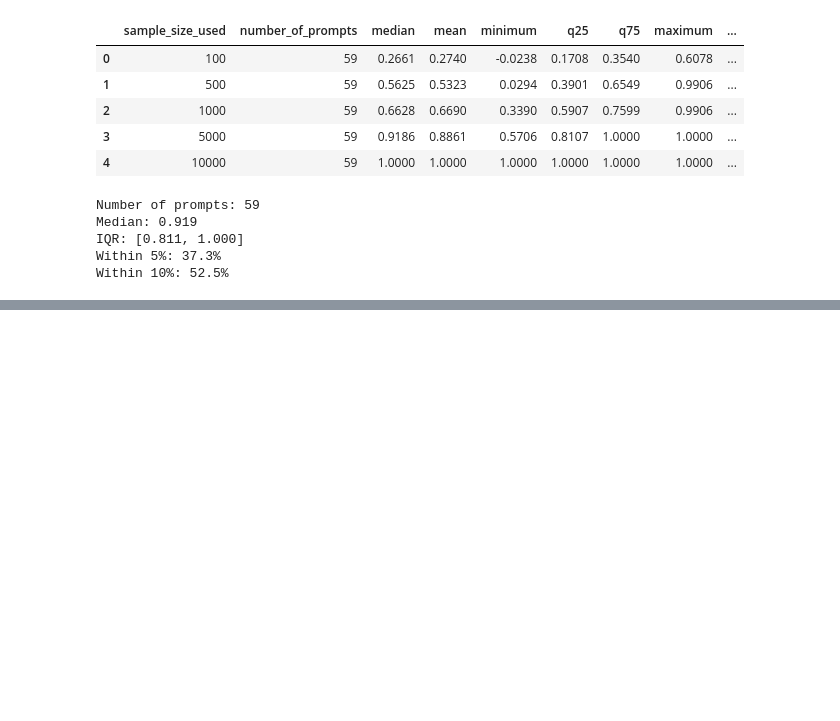
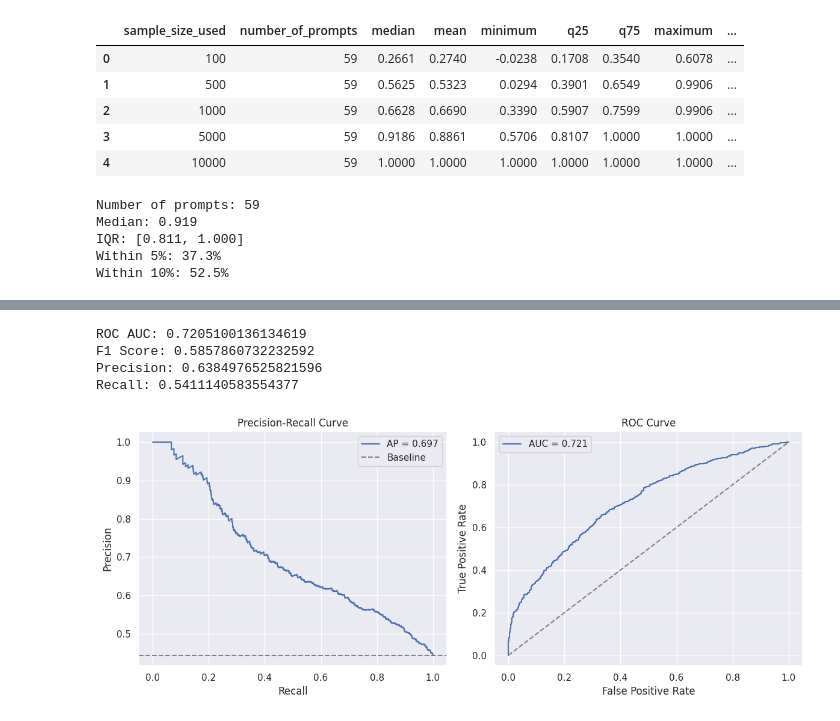
Before and after one commit to OmerBelsky/GRD, a Jupyter notebook: result_tables.ipynb, the cells around one changed output, grey strips where cells are left out. Drawn from its saved outputs; the diff is of its cells as text; code cells hidden in the pictures; blank space fills up the shorter version.

```diff
--- a/result_tables.ipynb
+++ b/result_tables.ipynb
@@ -589,0 +692,35 @@ Monotonicity violations: 0/59 (0.0%)
+# %%
+wildguard_train_df = pd.read_parquet("hf://datasets/allenai/wildguardmix/train/wildguard_train.parquet")
+wildguard_test_df = pd.read_parquet("hf://datasets/allenai/wildguardmix/test/wildguard_test.parquet")
+# %%
+wild_guard_prompts_test = wildguard_test_df.loc[wildguard_test_df["prompt_harm_label"].notna()]
+wild_guard_prompts_test['label'] = wild_guard_prompts_test['prompt_harm_label'].apply(lambda x: 1 if x == 'harmful' else 0)
+wild_guard_prompts_test = wild_guard_prompts_test[['prompt', 'label']].rename(columns={'prompt': 'text'})
+
+
+wild_guard_response_test = wildguard_test_df.loc[wildguard_test_df["response_harm_label"].notna()]
+wild_guard_response_test['label'] = wild_guard_response_test['response_harm_label'].apply(lambda x: 1 if x == 'harmful' else 0)
+wild_guard_response_test = wild_guard_response_test[['response', 'label']].rename(columns={'response': 'text'})
+# %%
+batch_size = 32
+
+y_prompt_pred = []
+for i in range(0, len(wild_guard_prompts_test), batch_size):
+    batch = wild_guard_prompts_test.iloc[i:i+batch_size]
+    y_prompt_pred.extend(harm_detector.predict_proba(batch)[:, 1])
+
+y_response_pred = []
+for i in range(0, len(wild_guard_response_test), batch_size):
+    batch = wild_guard_response_test.iloc[i:i+batch_size]
+    y_response_pred.extend(harm_detector.predict_proba(batch)[:, 1])
+
+y_prompt_pred = np.array(y_prompt_pred)
+y_response_pred = np.array(y_response_pred)
+# %%
+get_metrics(wild_guard_prompts_test['label'], y_prompt_pred, tau=0.75)
+# %% [output]
+ROC AUC: 0.7205100136134619
+F1 Score: 0.5857860732232592
+Precision: 0.6384976525821596
+Recall: 0.5411140583554377
+[figure, added]
```
Also changed, not shown: parts of 5 cells of this notebook, 2 other files.
